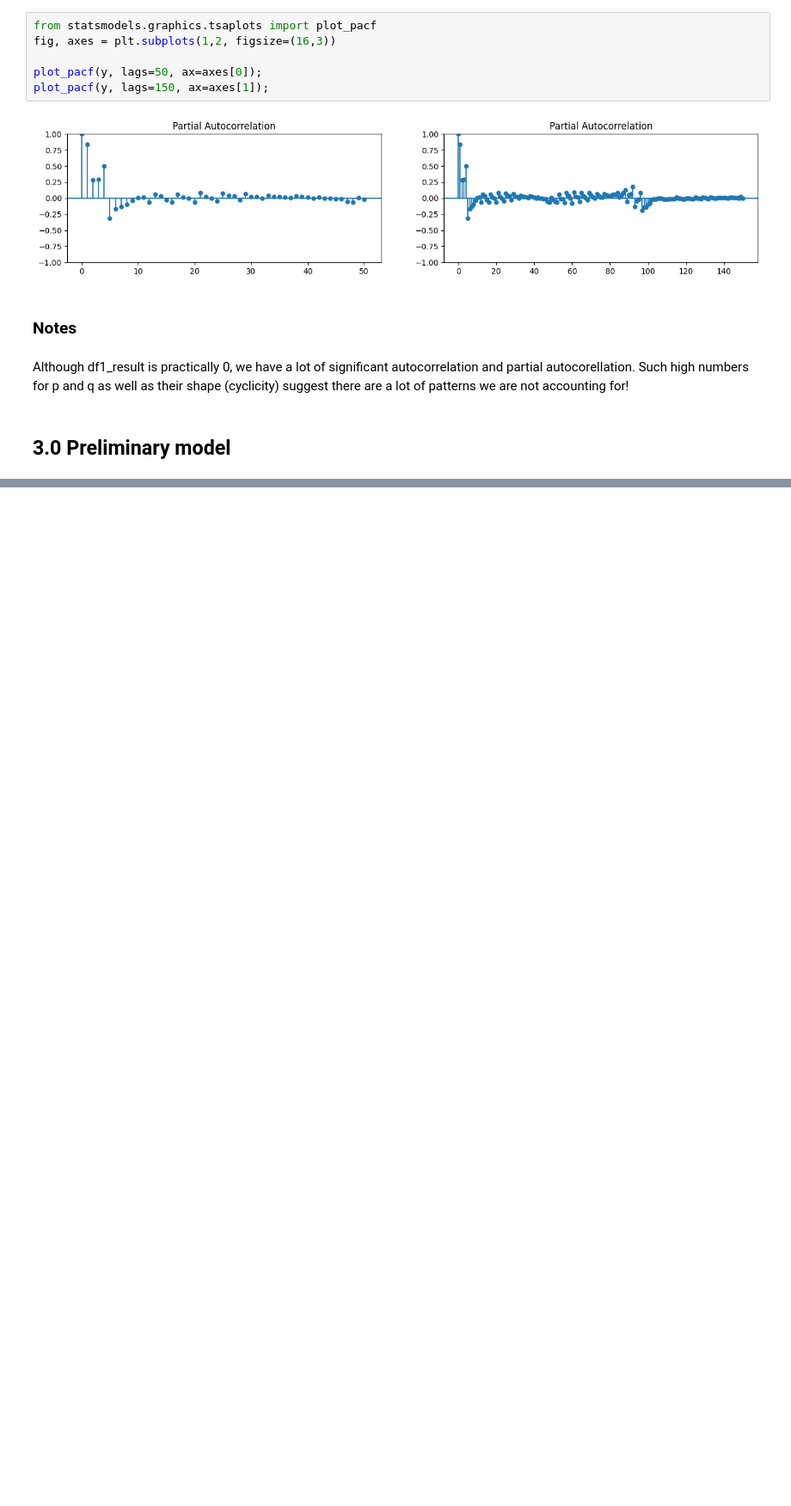
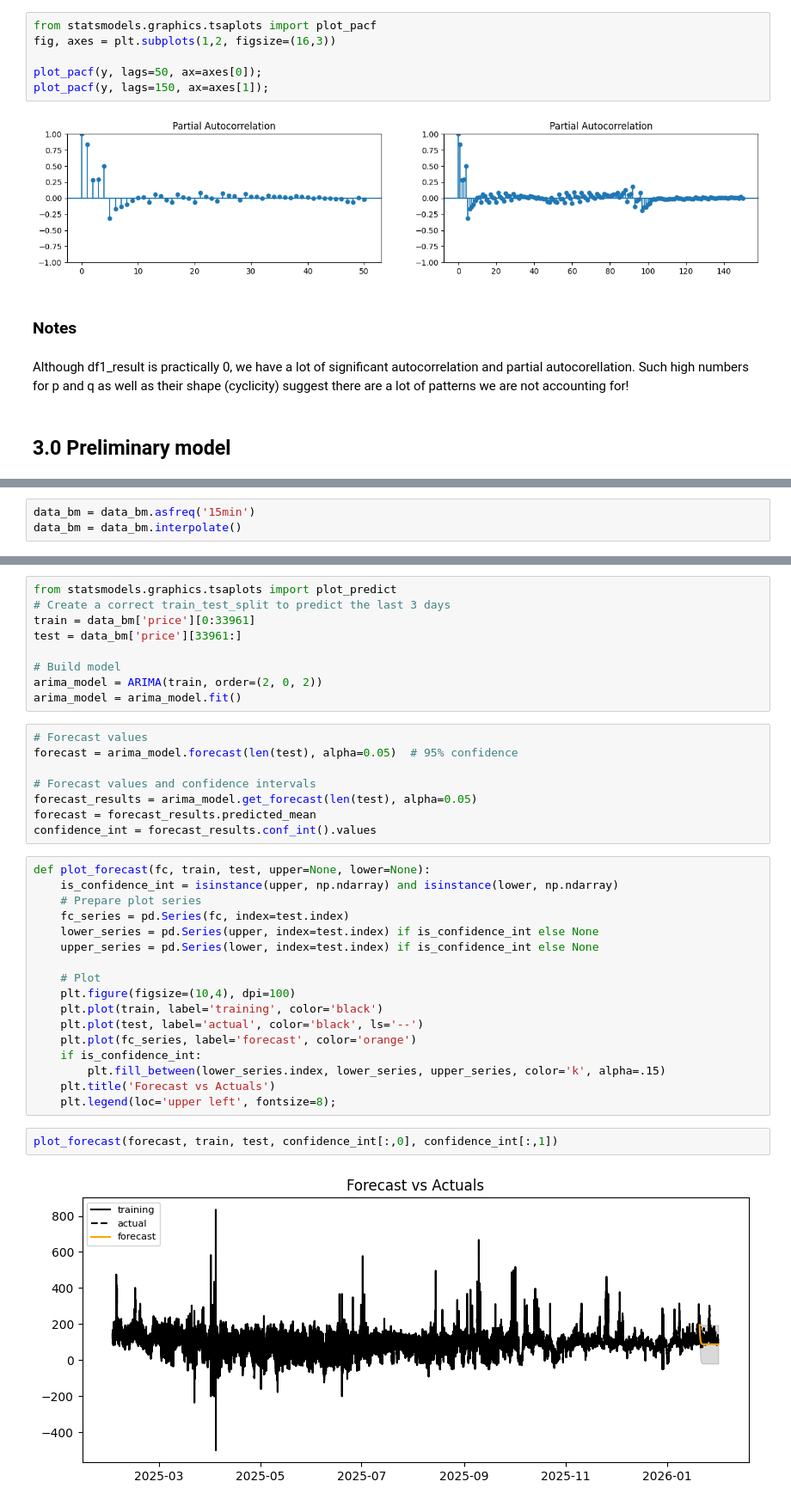
Before and after one commit to xucenying/grid-intelligence, a Jupyter notebook: notebooks/laurenz/baseline_model.ipynb, the cells around one changed output, grey strips where cells are left out. Shown at 86% size. Drawn from its saved outputs; the diff is of its cells as text; blank space fills up the shorter version.

```diff
--- a/notebooks/laurenz/baseline_model.ipynb
+++ b/notebooks/laurenz/baseline_model.ipynb
@@ -153,0 +148,3 @@ pandas.core.series.Series
+# %%
+data_bm = data_bm.asfreq('15min')
+data_bm = data_bm.interpolate()
@@ -187,0 +204,38 @@ len(train), len(test)
+# %%
+from statsmodels.graphics.tsaplots import plot_predict
+# Create a correct train_test_split to predict the last 3 days
+train = data_bm['price'][0:33961]
+test = data_bm['price'][33961:]
+
+# Build model
+arima_model = ARIMA(train, order=(2, 0, 2))
+arima_model = arima_model.fit()
+# %%
+# Forecast values
+forecast = arima_model.forecast(len(test), alpha=0.05)  # 95% confidence
+
+# Forecast values and confidence intervals
+forecast_results = arima_model.get_forecast(len(test), alpha=0.05)
+forecast = forecast_results.predicted_mean
+confidence_int = forecast_results.conf_int().values
+# %%
+def plot_forecast(fc, train, test, upper=None, lower=None):
+    is_confidence_int = isinstance(upper, np.ndarray) and isinstance(lower, np.ndarray)
+    # Prepare plot series
+    fc_series = pd.Series(fc, index=test.index)
+    lower_series = pd.Series(upper, index=test.index) if is_confidence_int else None
+    upper_series = pd.Series(lower, index=test.index) if is_confidence_int else None
+
+    # Plot
+    plt.figure(figsize=(10,4), dpi=100)
+    plt.plot(train, label='training', color='black')
+    plt.plot(test, label='actual', color='black', ls='--')
+    plt.plot(fc_series, label='forecast', color='orange')
+    if is_confidence_int:
+        plt.fill_between(lower_series.index, lower_series, upper_series, color='k', alpha=.15)
+    plt.title('Forecast vs Actuals')
+    plt.legend(loc='upper left', fontsize=8);
+# %%
+plot_forecast(forecast, train, test, confidence_int[:,0], confidence_int[:,1])
+# %% [output]
+[figure, added]
```
Also changed, not shown: parts of 11 cells of this notebook.
